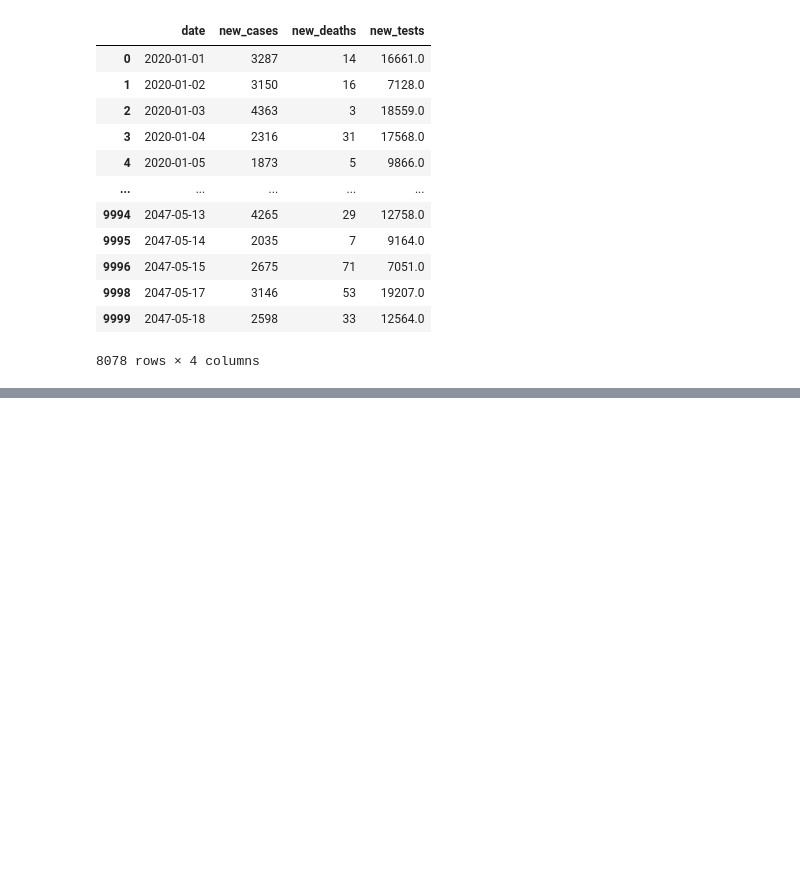
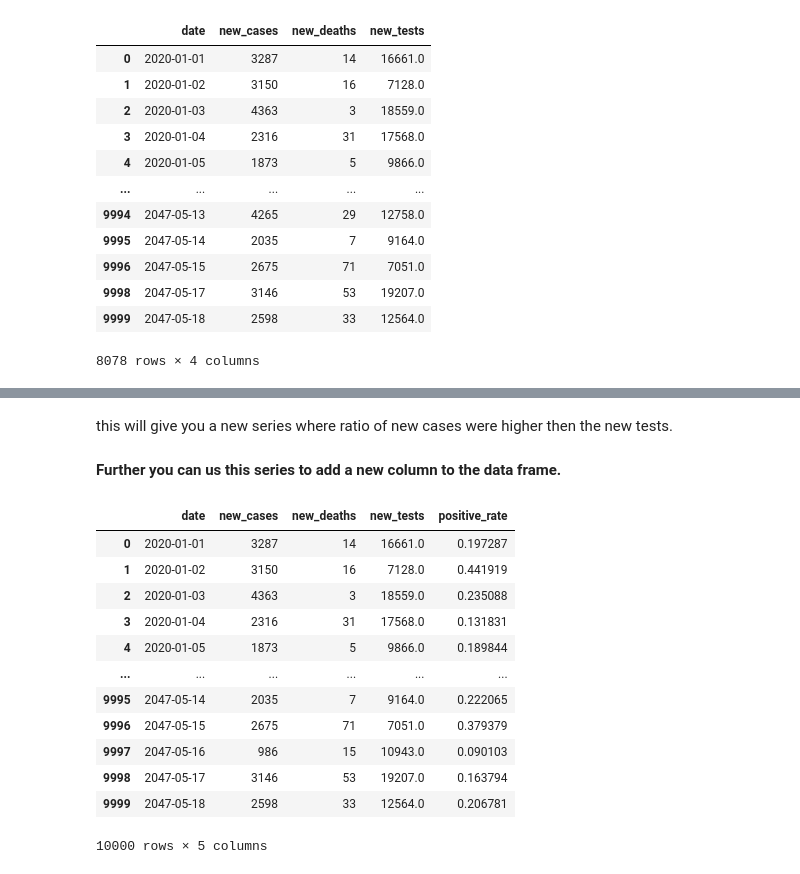
Before and after one commit to SolutionsOfSumit/DataAnalatics, a Jupyter notebook: pandas.ipynb, the cells around one changed output, grey strips where cells are left out. Cells and saved outputs as stored; diff of their text form; code cells hidden in the pictures; blank space fills up the shorter version.

Commit message:
Done with ML for now, Will continue this after developement

```diff
--- a/pandas.ipynb
+++ b/pandas.ipynb
@@ -311,0 +390,22 @@ high_cases_df
+# %% [markdown]
+this will give you a new series where ratio of new cases were higher then the new tests.
+# %% [markdown]
+**Further you can us this series to add a new column to the data frame.**
+# %%
+covid_df2["positive_rate"] = covid_df2.new_cases / covid_df2.new_tests
+# %%
+covid_df2
+# %% [output]
+|  | date | new_cases | new_deaths | new_tests | positive_rate |
+| 0 | 2020-01-01 | 3287 | 14 | 16661.0 | 0.197287 |
+| 1 | 2020-01-02 | 3150 | 16 | 7128.0 | 0.441919 |
+| 2 | 2020-01-03 | 4363 | 3 | 18559.0 | 0.235088 |
+| 3 | 2020-01-04 | 2316 | 31 | 17568.0 | 0.131831 |
+| 4 | 2020-01-05 | 1873 | 5 | 9866.0 | 0.189844 |
+| ... | ... | ... | ... | ... | ... |
+| 9995 | 2047-05-14 | 2035 | 7 | 9164.0 | 0.222065 |
+| 9996 | 2047-05-15 | 2675 | 71 | 7051.0 | 0.379379 |
+| 9997 | 2047-05-16 | 986 | 15 | 10943.0 | 0.090103 |
+| 9998 | 2047-05-17 | 3146 | 53 | 19207.0 | 0.163794 |
+| 9999 | 2047-05-18 | 2598 | 33 | 12564.0 | 0.206781 |
+10000 rows × 5 columns
```
Also changed, not shown: parts of 22 cells of this notebook.
